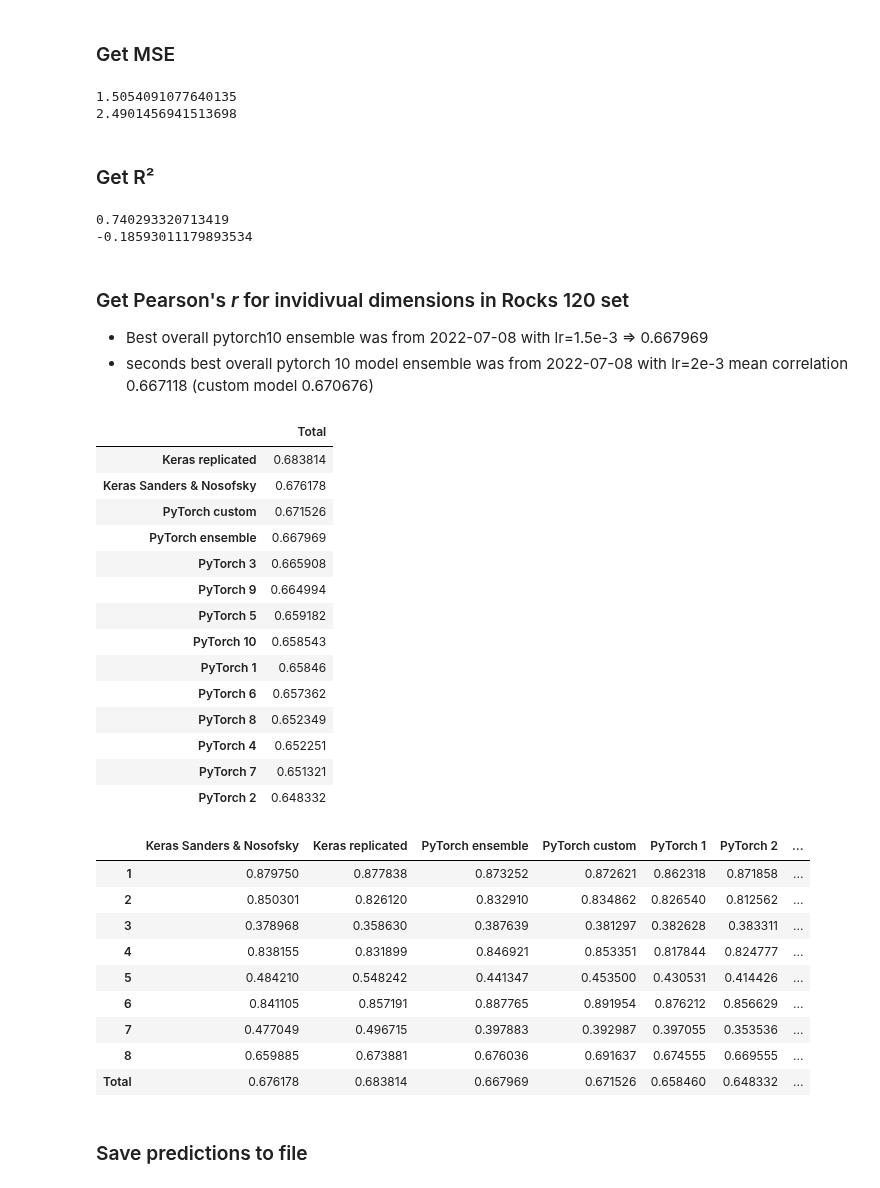
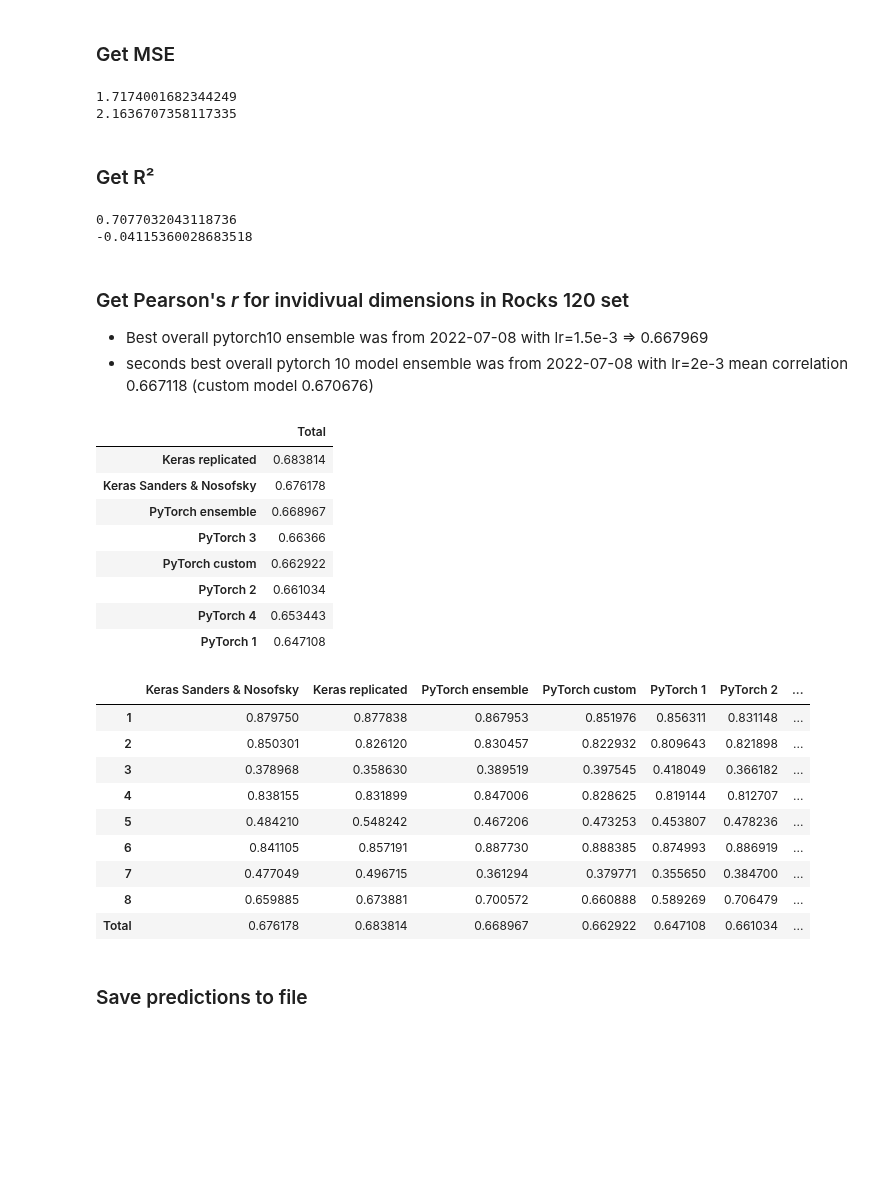
Before and after one commit to dominikpegler/mds_cnn, a Jupyter notebook: sanders_nosofsky_2020/fit_ensemble_pytorch.ipynb, the cells around one changed output. Cells and saved outputs as stored; diff of their text form; code cells hidden in the pictures; blank space fills up the shorter version.

```diff
--- a/sanders_nosofsky_2020/fit_ensemble_pytorch.ipynb
+++ b/sanders_nosofsky_2020/fit_ensemble_pytorch.ipynb
@@ -62,7 +62,7 @@ input_size = 224
 
 loglr = -2.2200654426745987
 lr_im = 1 * 10 ** loglr
-lr_ft = 1.8e-3 # 2e-3 and 1.5e-3 best so far
+lr_ft = 2e-3 # 2e-3 and 1.5e-3 best so far
 
 # create categories of stones for stratified train test split
 categories = [i for i in range(30) for j in range(12)] # creates 360 list items like so: [0, 0, 0, 0, ... 29, 29, 29, 29]
@@ -311,13 +335,16 @@ class EarlyStopping():
 # %%
+from torchvision.transforms import InterpolationMode
+
 # define image transformations
 data_transforms = {
     'train': transforms.Compose([
-        transforms.RandomResizedCrop(input_size, scale=(1, 1), ratio=(.33, 2.5)),
+#        transforms.RandomResizedCrop(input_size, scale=(.7, 1.5), ratio=(.66, 5), interpolation=InterpolationMode.NEAREST),
+        transforms.RandomResizedCrop(input_size, scale=(.08, 1), ratio=(.75, 1.33), interpolation=InterpolationMode.BILINEAR),
         transforms.RandomHorizontalFlip(),
         transforms.RandomVerticalFlip(),
-        transforms.RandomAffine(degrees=360, translate=(0.2, 0.2), shear=(-16, 16, -16, 16), scale=(0.8, 1.4)),
-        transforms.ColorJitter(brightness=(.95, 1.05), contrast=(.9, 1.1), saturation=(0.95, 1.15)),
-        #transforms.GaussianBlur(kernel_size=(1, 1), sigma=(.01, .5)), # new
+        transforms.RandomAffine(degrees=360, translate=(.2, .2), fill=0, shear=(-16, 16, -16, 16), scale=None, interpolation=InterpolationMode.NEAREST),
+        transforms.ColorJitter(brightness=(.9, 1.10), contrast=(.85, 1.15), saturation=(0.95, 1.15)), # new
+        transforms.GaussianBlur(kernel_size=(1, 5), sigma=(.01, .5)),
         transforms.ToTensor(),
         transforms.Normalize([0.485, 0.456, 0.406], [0.229, 0.224, 0.225])
     ]),
@@ -650,77 +777,71 @@ Y_test = test.iloc[:, 1:].values
 print(mean_squared_error(Y_test, test_pred)) # same MDS space
 print(mean_squared_error(Y_120, rocks_120_pred)) # not part of MDS space
 # %% [output]
-1.5054091077640135
-2.4901456941513698
+1.7174001682344249
+2.1636707358117335
 # %% [markdown]
 ### Get R²
 # %%
 print(r2_score(Y_test, test_pred))
 print(r2_score(Y_120, rocks_120_pred))
 # %% [output]
-0.740293320713419
--0.18593011179893534
+0.7077032043118736
+-0.04115360028683518
 # %% [markdown]
 ### Get Pearson's *r* for invidivual dimensions in Rocks 120 set
 
 * Best overall pytorch10 ensemble was from 2022-07-08 with lr=1.5e-3 => 0.667969
 * seconds best overall pytorch 10 model ensemble was from 2022-07-08 with lr=2e-3 mean correlation 0.667118 (custom model 0.670676)
 # %%
-m_i = [3, 9, 10, 6, 3] # add models to a custom ensemble
+m_i = [1,2] # add models to a custom ensemble
 
 ###
 
 rocks_120_pred_custom = np.mean(rocks_120_pred_[[i-1 for i in m_i], :, :], 0)
 
 cnn_pred_file = "CNN Predictions/MDS Dimensions/cnn_predicted_mds_120.txt"
 cnn_pred = np.loadtxt(cnn_pred_file)
 
 cnn_keras_pred_file = "CNN Predictions/MDS Dimensions/cnn_keras_predicted_mds_120.txt"
 cnn_keras_pred = np.loadtxt(cnn_keras_pred_file)
 
 df_corr = pd.DataFrame(index=range(1,9))
 
 for dim in range(1, 9):
     df_corr.loc[dim, "Keras Sanders & Nosofsky"] = np.corrcoef(cnn_pred[:, dim-1], Y_120[:, dim-1]).min()
     df_corr.loc[dim, "Keras replicated"] = np.corrcoef(cnn_keras_pred[:, dim-1], Y_120[:, dim-1]).min()
     df_corr.loc[dim, "PyTorch ensemble"] = np.corrcoef(rocks_120_pred[:, dim-1], Y_120[:, dim-1]).min()
     df_corr.loc[dim, "PyTorch custom"] = np.corrcoef(rocks_120_pred_custom[:, dim-1], Y_120[:, dim-1]).min()
     for i in range(len(rocks_120_pred_)):
         df_corr.loc[dim, f"PyTorch {i+1}"] = np.corrcoef(rocks_120_pred_[i, :, dim-1], Y_120[:, dim-1]).min()
 
 df_corr.loc["Total", :] = df_corr.mean(axis=0)
 df_corr["Best model"] = df_corr.columns[df_corr.values.argmax(axis=1)]
 
 df_corr.T[["Total"]].drop("Best model", axis=0).sort_values("Total", ascending=False)
 # %% [output]
 |  | Total |
 | Keras replicated | 0.683814 |
 | Keras Sanders & Nosofsky | 0.676178 |
-| PyTorch custom | 0.671526 |
-| PyTorch ensemble | 0.667969 |
-| PyTorch 3 | 0.665908 |
-| PyTorch 9 | 0.664994 |
-| PyTorch 5 | 0.659182 |
-| PyTorch 10 | 0.658543 |
-| PyTorch 1 | 0.65846 |
-| PyTorch 6 | 0.657362 |
-| PyTorch 8 | 0.652349 |
-| PyTorch 4 | 0.652251 |
-| PyTorch 7 | 0.651321 |
-| PyTorch 2 | 0.648332 |
+| PyTorch ensemble | 0.668967 |
+| PyTorch 3 | 0.66366 |
+| PyTorch custom | 0.662922 |
+| PyTorch 2 | 0.661034 |
+| PyTorch 4 | 0.653443 |
+| PyTorch 1 | 0.647108 |
 # %%
 df_corr
 # %% [output]
 |  | Keras Sanders & Nosofsky | Keras replicated | PyTorch ensemble | PyTorch custom | PyTorch 1 | PyTorch 2 | ... |
-| 1 | 0.879750 | 0.877838 | 0.873252 | 0.872621 | 0.862318 | 0.871858 | ... |
-| 2 | 0.850301 | 0.826120 | 0.832910 | 0.834862 | 0.826540 | 0.812562 | ... |
-| 3 | 0.378968 | 0.358630 | 0.387639 | 0.381297 | 0.382628 | 0.383311 | ... |
-| 4 | 0.838155 | 0.831899 | 0.846921 | 0.853351 | 0.817844 | 0.824777 | ... |
-| 5 | 0.484210 | 0.548242 | 0.441347 | 0.453500 | 0.430531 | 0.414426 | ... |
-| 6 | 0.841105 | 0.857191 | 0.887765 | 0.891954 | 0.876212 | 0.856629 | ... |
-| 7 | 0.477049 | 0.496715 | 0.397883 | 0.392987 | 0.397055 | 0.353536 | ... |
-| 8 | 0.659885 | 0.673881 | 0.676036 | 0.691637 | 0.674555 | 0.669555 | ... |
-| Total | 0.676178 | 0.683814 | 0.667969 | 0.671526 | 0.658460 | 0.648332 | ... |
+| 1 | 0.879750 | 0.877838 | 0.867953 | 0.851976 | 0.856311 | 0.831148 | ... |
+| 2 | 0.850301 | 0.826120 | 0.830457 | 0.822932 | 0.809643 | 0.821898 | ... |
+| 3 | 0.378968 | 0.358630 | 0.389519 | 0.397545 | 0.418049 | 0.366182 | ... |
+| 4 | 0.838155 | 0.831899 | 0.847006 | 0.828625 | 0.819144 | 0.812707 | ... |
+| 5 | 0.484210 | 0.548242 | 0.467206 | 0.473253 | 0.453807 | 0.478236 | ... |
+| 6 | 0.841105 | 0.857191 | 0.887730 | 0.888385 | 0.874993 | 0.886919 | ... |
+| 7 | 0.477049 | 0.496715 | 0.361294 | 0.379771 | 0.355650 | 0.384700 | ... |
+| 8 | 0.659885 | 0.673881 | 0.700572 | 0.660888 | 0.589269 | 0.706479 | ... |
+| Total | 0.676178 | 0.683814 | 0.668967 | 0.662922 | 0.647108 | 0.661034 | ... |
 # %% [markdown]
 ### Save predictions to file
 # %%
```
Also changed, not shown: parts of 7 cells of this notebook, 2 other files.
